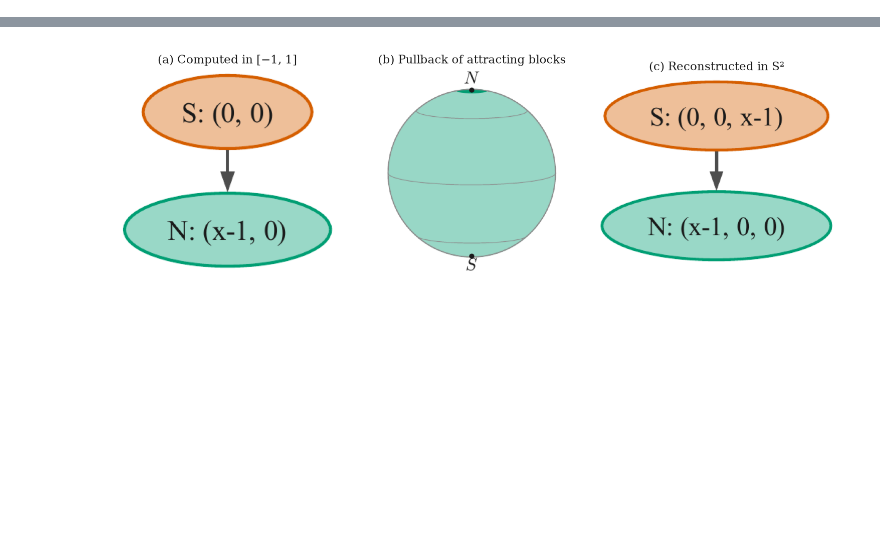
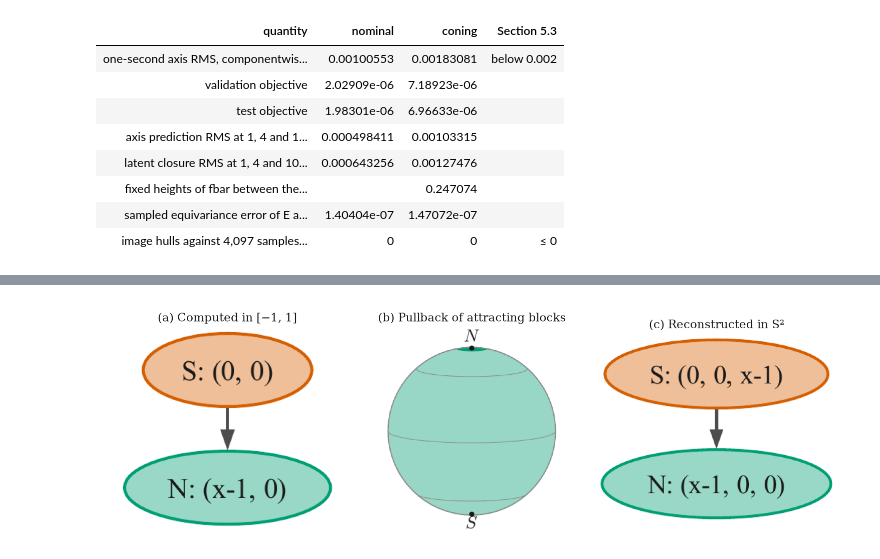
Before and after one commit to bernardorivas/2027_L4DC_EquivariantMorseGraphs, a Jupyter notebook: ex3_attitude_control.ipynb, the cells around one changed output, grey strips where cells are left out. Saved outputs shown, nothing was run; the diff lists cells and outputs as text; code cells hidden in the pictures; blank space fills up the shorter version.

```diff
--- a/ex3_attitude_control.ipynb
+++ b/ex3_attitude_control.ipynb
@@ -315,0 +266,12 @@ The attractor is green. The repelling south pole is vermilion. The graph runs fr
+# %%
+display(run.errors())
+# %% [output]
+| quantity | nominal | coning | Section 5.3 |
+| one-second axis RMS, componentwis... | 0.00100553 | 0.00183081 | below 0.002 |
+| validation objective | 2.02909e-06 | 7.18923e-06 |  |
+| test objective | 1.98301e-06 | 6.96633e-06 |  |
+| axis prediction RMS at 1, 4 and 1... | 0.000498411 | 0.00103315 |  |
+| latent closure RMS at 1, 4 and 10... | 0.000643256 | 0.00127476 |  |
+| fixed heights of fbar between the... |  | 0.247074 |  |
+| sampled equivariance error of E a... | 1.40404e-07 | 1.47072e-07 |  |
+| image hulls against 4,097 samples... | 0 | 0 | ≤ 0 |
```
Also changed, not shown: parts of 79 cells of this notebook.
